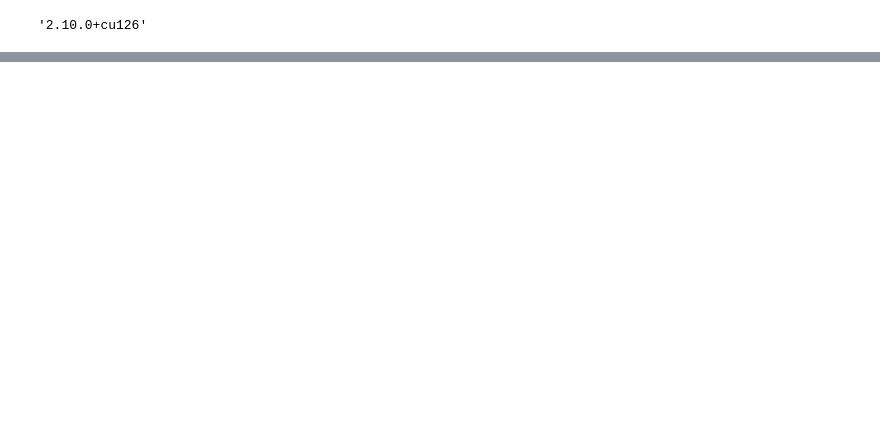
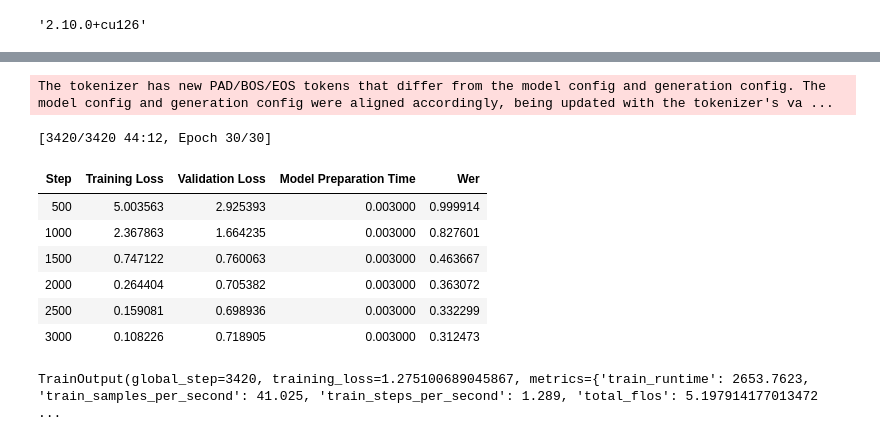
Before and after one commit to fredy-rojas/07_FR_phone, a Jupyter notebook: notebooks/02_tuto/02_hug_audio/FR_finetuning_wav2vec2.ipynb, the cells around one changed output, grey strips where cells are left out. Cells and saved outputs as stored; diff of their text form; code cells hidden in the pictures; blank space fills up the shorter version.

Commit message:
training results with A6000

```diff
--- a/notebooks/02_tuto/02_hug_audio/FR_finetuning_wav2vec2.ipynb
+++ b/notebooks/02_tuto/02_hug_audio/FR_finetuning_wav2vec2.ipynb
@@ -1104,14 +1144,14 @@ training_args = TrainingArguments(output_dir=root2save_weigts,
                                   per_device_train_batch_size=32,
 
                                   # evaluation_strategy="steps",
-                                  eval_strategy='epoch',
+                                  eval_strategy='steps',
 
                                   num_train_epochs=30,
                                   fp16=True,
                                   gradient_checkpointing=True,
-                                  save_steps=5,
-                                  eval_steps=5,
-                                  logging_steps=5,
+                                  save_steps=500,
+                                  eval_steps=500,
+                                  logging_steps=500,
                                   learning_rate=1e-4,
                                   weight_decay=0.005,
                                   warmup_steps=1000,
@@ -1153,0 +1220,13 @@ set_device(0): FAILED -> AcceleratorError("CUDA error: operation not supported\n
+# %%
+from transformers import Trainer
+
+trainer = Trainer(
+    model=model,
+    data_collator=data_collator,
+    args=training_args,
+    compute_metrics=compute_metrics,
+    train_dataset=timit["train"],
+    eval_dataset=timit["test"],
+    # tokenizer=processor.feature_extractor, tokenizer deprecated
+    processing_class=processor, # passing the whole processor.
+)
@@ -1153,0 +1257,13 @@ set_device(0): FAILED -> AcceleratorError("CUDA error: operation not supported\n
+# %%
+trainer.train()
+# %% [output]
+The tokenizer has new PAD/BOS/EOS tokens that differ from the model config and generation config. The model config and generation config were aligned accordingly, being updated with the tokenizer's va ...
+[3420/3420 44:12, Epoch 30/30]
+| Step | Training Loss | Validation Loss | Model Preparation Time | Wer |
+| 500 | 5.003563 | 2.925393 | 0.003000 | 0.999914 |
+| 1000 | 2.367863 | 1.664235 | 0.003000 | 0.827601 |
+| 1500 | 0.747122 | 0.760063 | 0.003000 | 0.463667 |
+| 2000 | 0.264404 | 0.705382 | 0.003000 | 0.363072 |
+| 2500 | 0.159081 | 0.698936 | 0.003000 | 0.332299 |
+| 3000 | 0.108226 | 0.718905 | 0.003000 | 0.312473 |
+TrainOutput(global_step=3420, training_loss=1.275100689045867, metrics={'train_runtime': 2653.7623, 'train_samples_per_second': 41.025, 'train_steps_per_second': 1.289, 'total_flos': 5.197914177013472 ...
```
Also changed, not shown: parts of 14 cells of this notebook.
